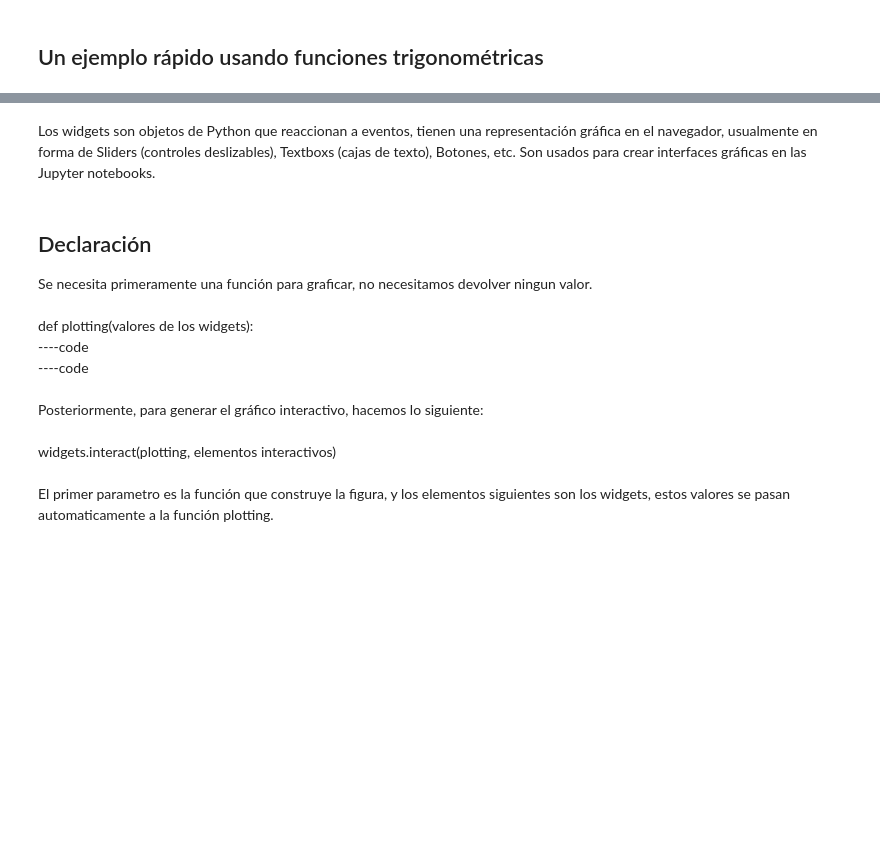
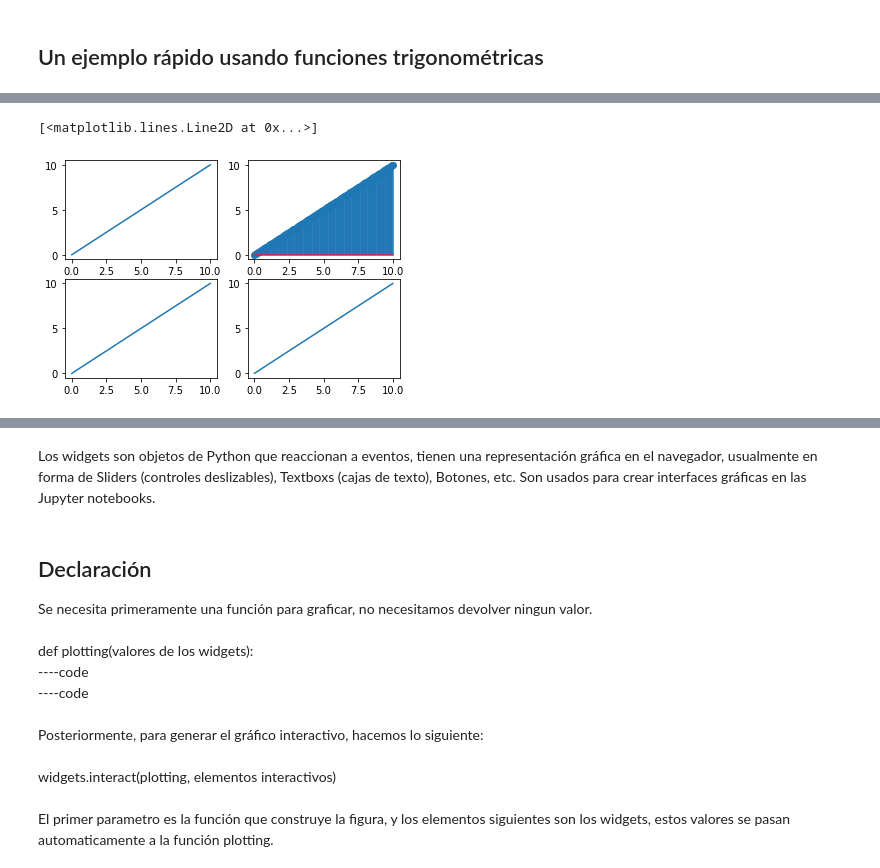
Before and after one commit to gellanz/DSC-Python, a Jupyter notebook: BasicosNumpy.ipynb, the cells around one changed output, grey strips where cells are left out. Saved outputs shown, nothing was run; the diff lists cells and outputs as text; code cells hidden in the pictures; blank space fills up the shorter version.

```diff
--- a/BasicosNumpy.ipynb
+++ b/BasicosNumpy.ipynb
@@ -233,12 +319,16 @@ plt.plot(x,sin3)
 # %%
+#Incluso podemos poner 4 gráficas en una sola figura
 plt.figure()
 
 plt.subplot(2,2,1)
 plt.plot(x,x)
 plt.subplot(2,2,2)
-plt.stem(x,x)
+plt.stem(x,x, use_line_collection='True')
 plt.subplot(2,2,3)
 plt.plot(x,x)
 plt.subplot(2,2,4)
 plt.plot(x,x)
+# %% [output]
+[<matplotlib.lines.Line2D at 0x...>]
+[figure, added]
 # %%
```
Also changed, not shown: parts of 27 cells of this notebook.
